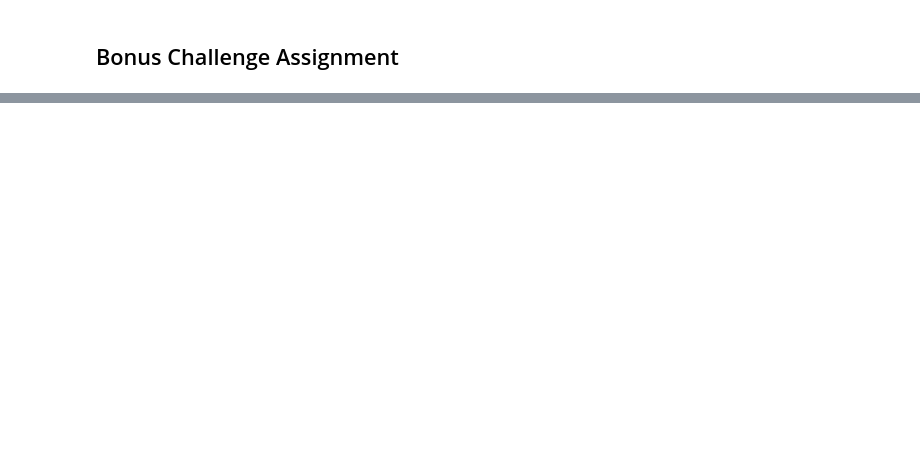
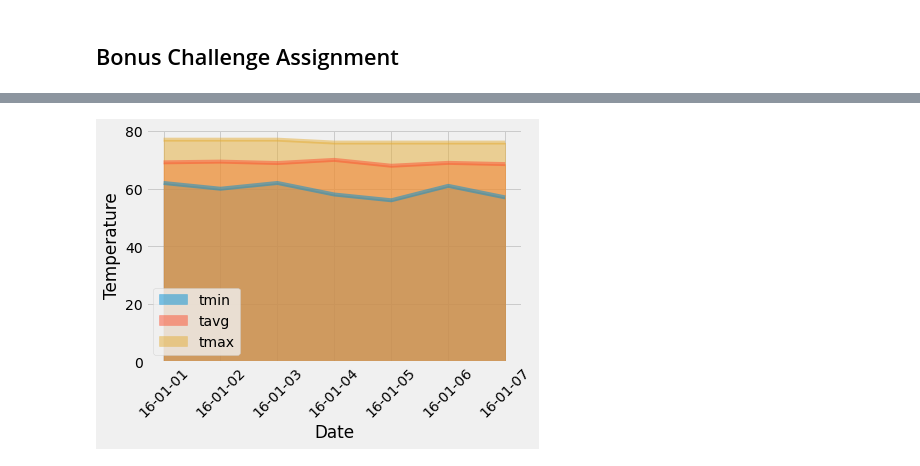
Before and after one commit to sean-galloway/sqlalchemy-challenge, a Jupyter notebook: climate.ipynb, the cells around one changed output, grey strips where cells are left out. Cells and saved outputs as stored; diff of their text form; code cells hidden in the pictures; blank space fills up the shorter version.

```diff
--- a/climate.ipynb
+++ b/climate.ipynb
@@ -192,9 +234,15 @@ daily_normals("01-01")
 # push each tuple of calculations into a list called `normals`
 
 # Set the start and end date of the trip
-
+start_date = "16-01-01"
+end_data = "16-01-07"
 # Use the start and end date to create a range of dates
-
 # Stip off the year and save a list of %m-%d strings
+date_list = ["01-01", "01-02", "01-03", "01-04", "01-05", "01-06", "01-07"]
 
 # Loop through the list of %m-%d strings and calculate the normals for each date
+normals = []
+for dt in date_list:
+    data = daily_normals(dt)
+    normals.append([data[0][0], data[0][1], data[0][2]])
+print(normals)
@@ -201,2 +251,6 @@ daily_normals("01-01")
 # %%
 # Load the previous query results into a Pandas DataFrame and add the `trip_dates` range as the `date` index
+normals_df = pd.DataFrame(normals, columns=["tmin", "tavg", "tmax"])
+normals_df["Date"] = ["16-01-01", "16-01-02", "16-01-03", "16-01-04", "16-01-05", "16-01-06", "16-01-07"]
+normals_df = normals_df.set_index('Date')
+normals_df
@@ -203,2 +267,7 @@ daily_normals("01-01")
 # %%
 # Plot the daily normals as an area plot with `stacked=False`
+normals_df.plot(kind='area', stacked=False, rot=45)
+plt.ylabel("Temperature")
+plt.savefig('./Images/daily-normals.png', bbox_inches='tight')
+# %% [output]
+[figure, added]
```
Also changed, not shown: parts of 8 cells of this notebook, 4 other files.
